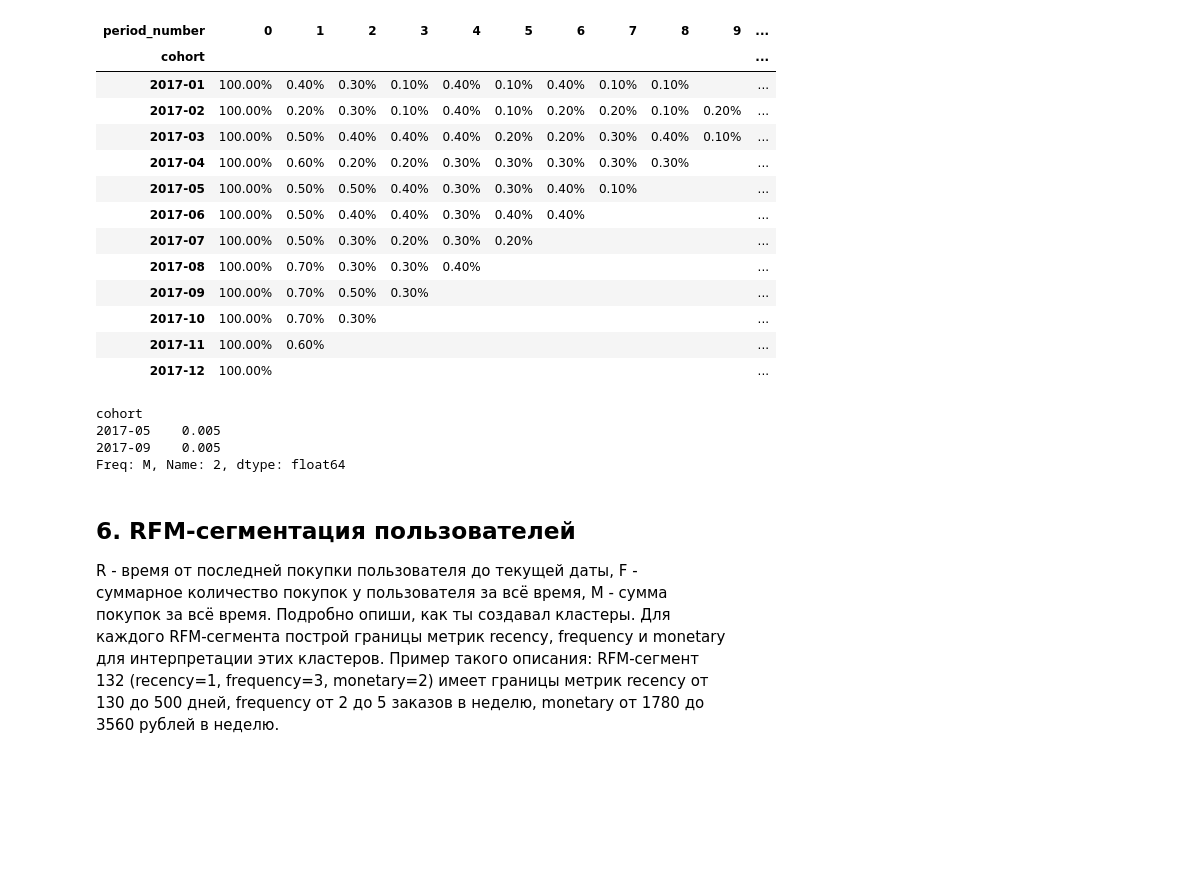
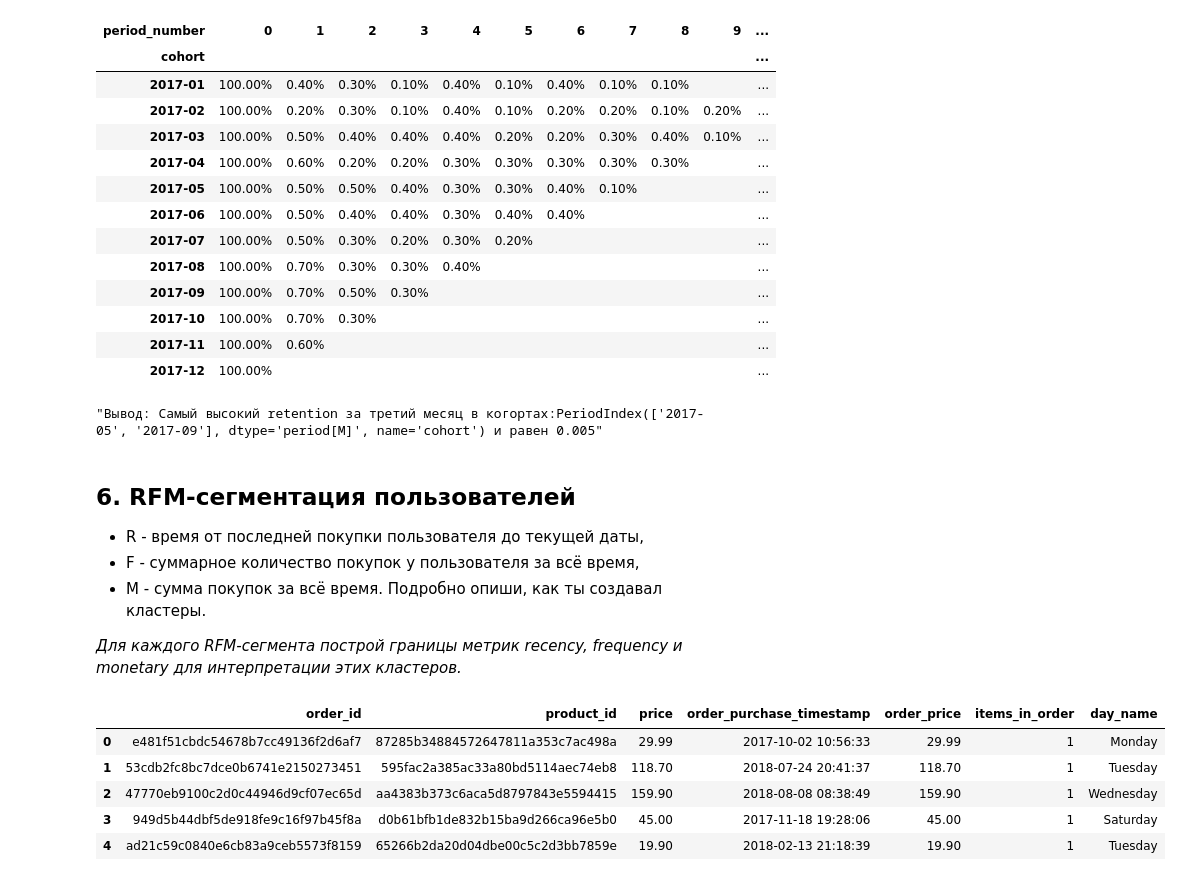
Before and after one commit to xeha/ecommerce_project, a Jupyter notebook: ecommerce_project.ipynb, the cells around one changed output. Drawn from its saved outputs; the diff is of its cells as text; code cells hidden in the pictures; blank space fills up the shorter version.

```diff
--- a/ecommerce_project.ipynb
+++ b/ecommerce_project.ipynb
@@ -477,13 +467,15 @@ ur_style
 # %%
 # Находим когорту с самым высоким retention на 3й месяц
 maximum = retention[2].max()
-retention.loc[retention[2]==maximum][2]
+period_w_max = retention.loc[retention[2]==maximum][2].index[0:]
+coh_max = retention.loc[retention[2]==maximum][2].max()
+f'Вывод: Самый высокий retention за третий месяц в когортах:{period_w_max} и равен {coh_max}'
 # %% [output]
-cohort
-2017-05    0.005
-2017-09    0.005
-Freq: M, Name: 2, dtype: float64
+"Вывод: Самый высокий retention за третий месяц в когортах:PeriodIndex(['2017-05', '2017-09'], dtype='period[M]', name='cohort') и равен 0.005"
 # %% [markdown]
 ## 6. RFM-сегментация пользователей
-R - время от последней покупки пользователя до текущей даты,
-F - суммарное количество покупок у пользователя за всё время, M - сумма покупок за всё время. Подробно опиши, как ты создавал кластеры. Для каждого RFM-сегмента построй границы метрик recency, frequency и monetary для интерпретации этих кластеров. Пример такого описания: RFM-сегмент 132 (recency=1, frequency=3, monetary=2) имеет границы метрик recency от 130 до 500 дней, frequency от 2 до 5 заказов в неделю, monetary от 1780 до 3560 рублей в неделю.
+* R - время от последней покупки пользователя до текущей даты,
+* F - суммарное количество покупок у пользователя за всё время,
+* M - сумма покупок за всё время. Подробно опиши, как ты создавал кластеры.
+
+*Для каждого RFM-сегмента построй границы метрик recency, frequency и monetary для интерпретации этих кластеров.*
@@ -494,0 +482,9 @@ all_orders = pd.merge(all_orders,sum_f_orders[['order_id','price']],how='left',o
+# %%
+bought_items_df.head()
+# %% [output]
+|  | order_id | product_id | price | order_purchase_timestamp | order_price | items_in_order | day_name |
+| 0 | e481f51cbdc54678b7cc49136f2d6af7 | 87285b34884572647811a353c7ac498a | 29.99 | 2017-10-02 10:56:33 | 29.99 | 1 | Monday |
+| 1 | 53cdb2fc8bc7dce0b6741e2150273451 | 595fac2a385ac33a80bd5114aec74eb8 | 118.70 | 2018-07-24 20:41:37 | 118.70 | 1 | Tuesday |
+| 2 | 47770eb9100c2d0c44946d9cf07ec65d | aa4383b373c6aca5d8797843e5594415 | 159.90 | 2018-08-08 08:38:49 | 159.90 | 1 | Wednesday |
+| 3 | 949d5b44dbf5de918fe9c16f97b45f8a | d0b61bfb1de832b15ba9d266ca96e5b0 | 45.00 | 2017-11-18 19:28:06 | 45.00 | 1 | Saturday |
+| 4 | ad21c59c0840e6cb83a9ceb5573f8159 | 65266b2da20d04dbe00c5c2d3bb7859e | 19.90 | 2018-02-13 21:18:39 | 19.90 | 1 | Tuesday |
```
Also changed, not shown: parts of 19 cells of this notebook.
